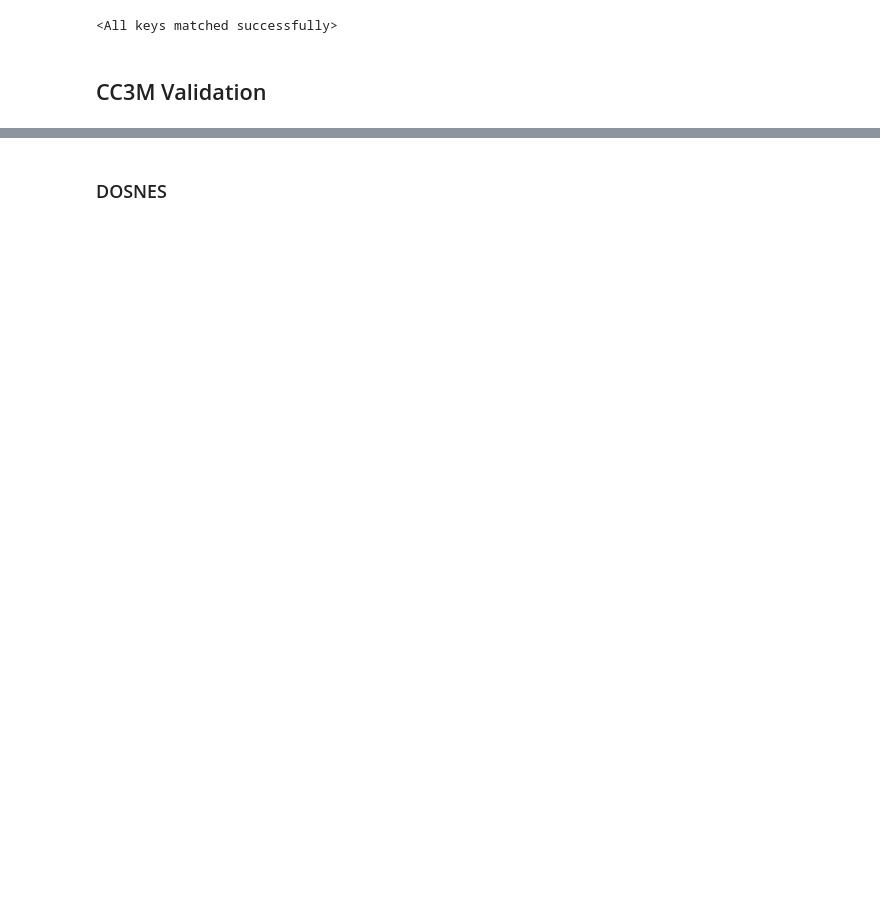
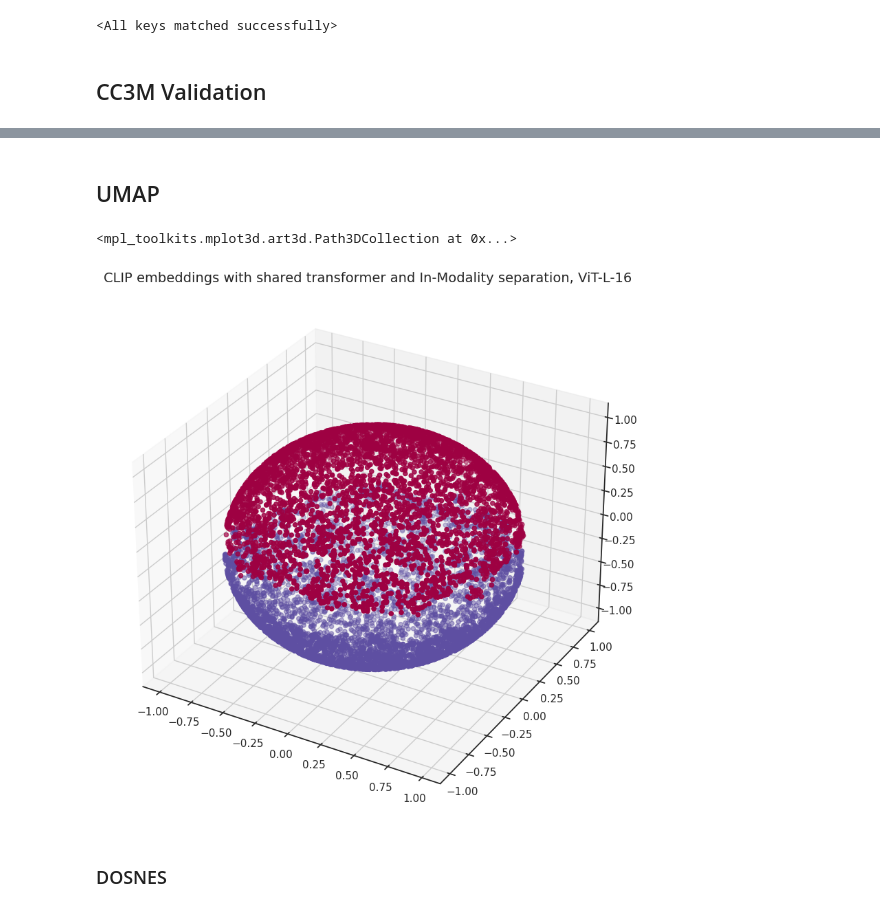
Before and after one commit to sarahESL/open_clip, a Jupyter notebook: src/alignment_separation_scores.ipynb, the cells around one changed output, grey strips where cells are left out. Cells and saved outputs as stored; diff of their text form; code cells hidden in the pictures; blank space fills up the shorter version.

```diff
--- a/src/alignment_separation_scores.ipynb
+++ b/src/alignment_separation_scores.ipynb
@@ -166,3 +196,5 @@ labels = [0 for i in range(vis_size)] + [1 for i in range(vis_size)]
 #labels = [0 for i in range(1000)] + [1 for i in range(1000)]
 labels = np.array(labels)
 assert labels.shape[0] == features.shape[0]
+# %% [markdown]
+## UMAP
@@ -169,3 +204,16 @@ assert labels.shape[0] == features.shape[0]
+# %%
+x = np.sin(sphere_mapper.embedding_[:, 0]) * np.cos(sphere_mapper.embedding_[:, 1])
+y = np.sin(sphere_mapper.embedding_[:, 0]) * np.sin(sphere_mapper.embedding_[:, 1])
+z = np.cos(sphere_mapper.embedding_[:, 0])
+
+fig = plt.figure()
+ax = fig.add_subplot(111, projection='3d')
+#ax.legend(loc='center left', bbox_to_anchor=(1, 0.5))
+ax.set_title('CLIP embeddings with shared transformer and In-Modality separation, ViT-L-16', fontdict={'fontsize': 14, 'fontweight': 'medium'})
+ax.scatter(x, y, z, c=labels, cmap='Spectral')
+# %% [output]
+<mpl_toolkits.mplot3d.art3d.Path3DCollection at 0x...>
+[figure, added]
 # %% [markdown]
 ### DOSNES
 # %%
```
Also changed, not shown: parts of 10 cells of this notebook.
